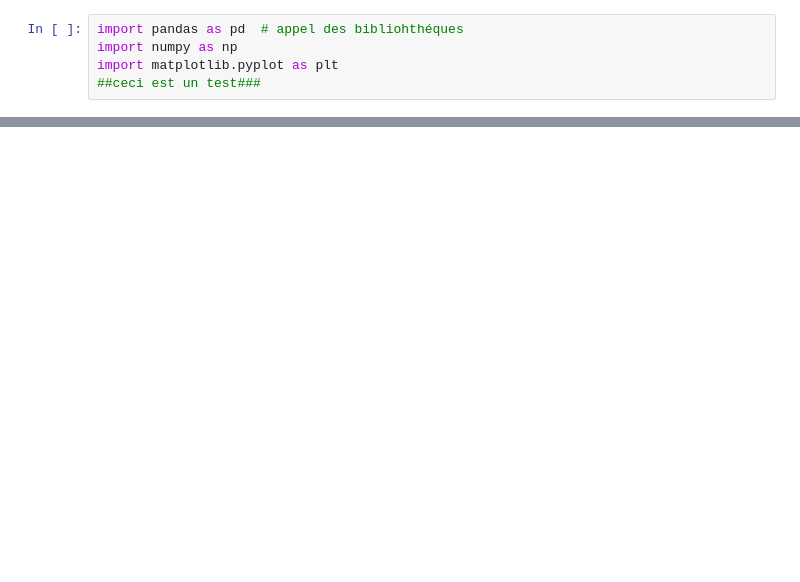
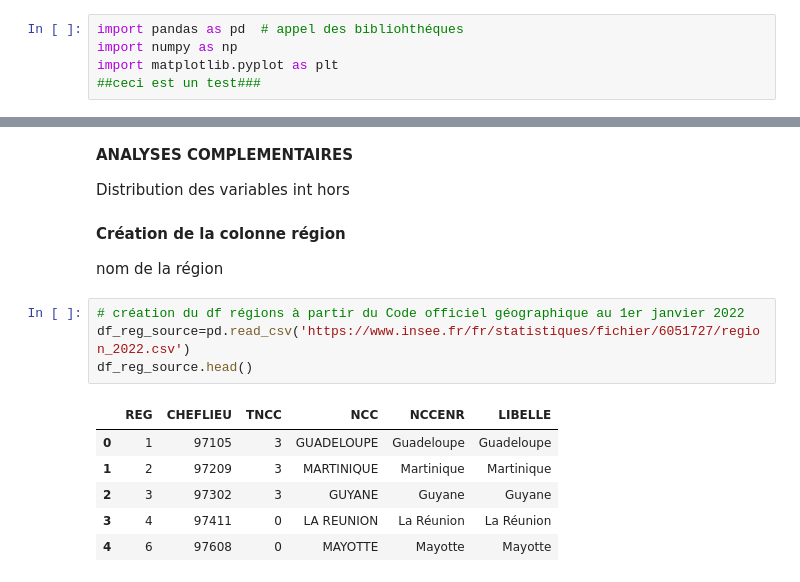
Before and after one commit to Mariehf64/fev23cda_french_industry, a Jupyter notebook: Exploration_Base_etablissements_par_tranche_effectifs.ipynb, the cells around one changed output, grey strips where cells are left out. Drawn from its saved outputs; the diff is of its cells as text; blank space fills up the shorter version.

```diff
--- a/Exploration_Base_etablissements_par_tranche_effectifs.ipynb
+++ b/Exploration_Base_etablissements_par_tranche_effectifs.ipynb
@@ -102,0 +175,19 @@ display(rap)
+# %% [markdown]
+**ANALYSES COMPLEMENTAIRES**
+
+Distribution des variables int hors
+# %% [markdown]
+**Création de la colonne région**
+
+nom de la région
+# %%
+# création du df régions à partir du Code officiel géographique au 1er janvier 2022
+df_reg_source=pd.read_csv('https://www.insee.fr/fr/statistiques/fichier/6051727/region_2022.csv')
+df_reg_source.head()
+# %% [output]
+|  | REG | CHEFLIEU | TNCC | NCC | NCCENR | LIBELLE |
+| 0 | 1 | 97105 | 3 | GUADELOUPE | Guadeloupe | Guadeloupe |
+| 1 | 2 | 97209 | 3 | MARTINIQUE | Martinique | Martinique |
+| 2 | 3 | 97302 | 3 | GUYANE | Guyane | Guyane |
+| 3 | 4 | 97411 | 0 | LA REUNION | La Réunion | La Réunion |
+| 4 | 6 | 97608 | 0 | MAYOTTE | Mayotte | Mayotte |
```
Also changed, not shown: parts of 8 cells of this notebook.
